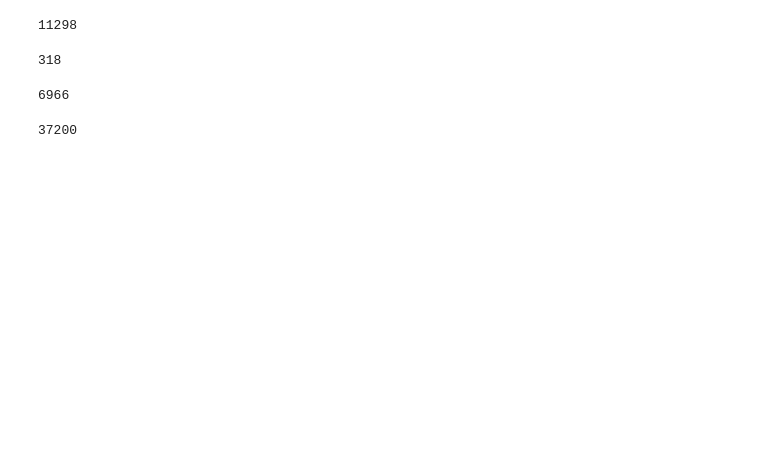
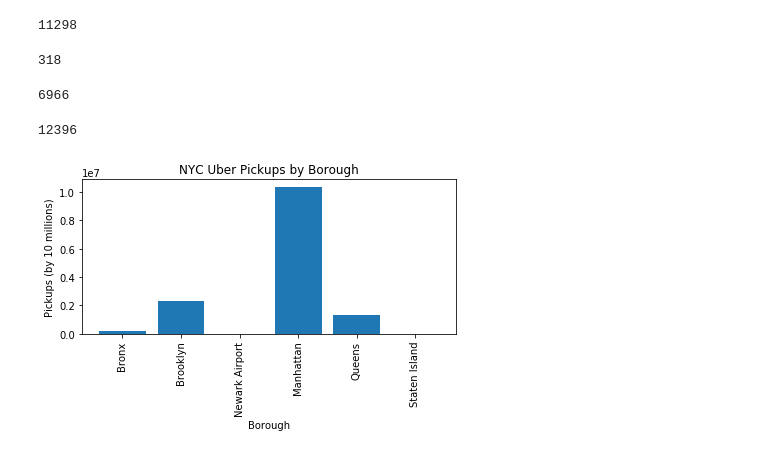
Before and after one commit to iliveonit/Project1-2020, a Jupyter notebook: UberWeather.ipynb, the cells around one changed output. Saved outputs shown, nothing was run; the diff lists cells and outputs as text; code cells hidden in the pictures; blank space fills up the shorter version.

```diff
--- a/UberWeather.ipynb
+++ b/UberWeather.ipynb
@@ -81,6 +82,26 @@ len(bad_snow_df)
 # %%
 # append all the bad weather dataframes
 bad_weather_df = bad_wind_df.append([bad_temp_df, bad_precip_df, bad_snow_df])
+bad_weather_df = bad_weather_df.drop_duplicates()
 len(bad_weather_df)
 # %% [output]
-37200
+12396
+# %%
+# bar chart for whole dataset
+
+# group initial dataframe by boroughs and set axes for chart
+weather_groups = weather_df.groupby("Borough")
+x_axis = np.arange(len(weather_groups))
+pickups = weather_groups["Pickups"].sum()
+
+# create bar chart
+plt.bar(x_axis, pickups)
+tick_locations = [value for value in x_axis]
+plt.xticks(tick_locations, ["Bronx", "Brooklyn", "Newark Airport", "Manhattan", "Queens", "Staten Island"], rotation="vertical")
+plt.title("NYC Uber Pickups by Borough")
+plt.xlabel("Borough")
+plt.ylabel("Pickups (by 10 millions)")
+plt.tight_layout()
+plt.show()
+# %% [output]
+[figure, added]
```
Also changed, not shown: parts of 6 cells of this notebook.
